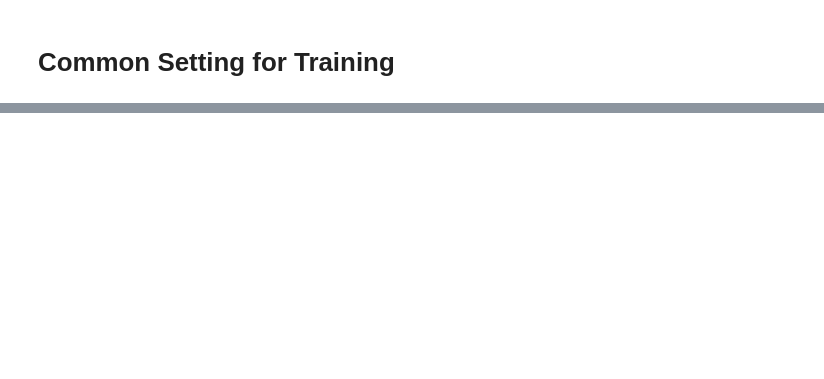
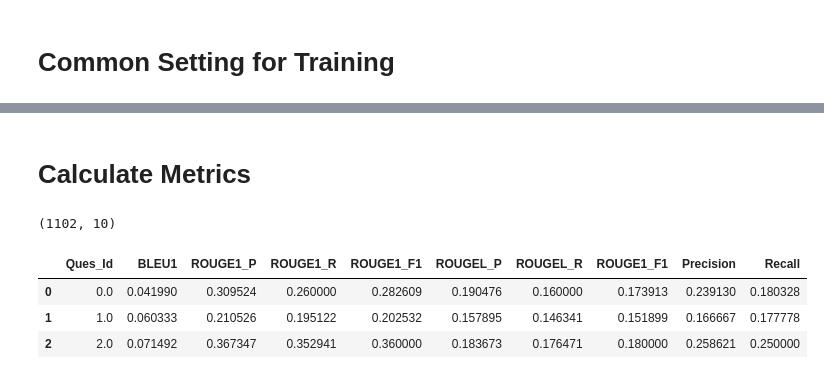
Before and after one commit to dasarpai/HBQA, a Jupyter notebook: 09_1_HBQA_ZeroShot.ipynb, the cells around one changed output, grey strips where cells are left out. Drawn from its saved outputs; the diff is of its cells as text; code cells hidden in the pictures; blank space fills up the shorter version.

```diff
--- a/09_1_HBQA_ZeroShot.ipynb
+++ b/09_1_HBQA_ZeroShot.ipynb
@@ -498,0 +420,2 @@ def calculate_cosine(row):
+# %% [markdown]
+# Calculate Metrics
@@ -498,0 +463,30 @@ def calculate_cosine(row):
+# %%
+# from datasets import load_metric
+if compute_metrics_now:
+  df_metrics = pd.DataFrame(columns = ['Ques_Id','BLEU1', 'ROUGE1_P', 'ROUGE1_R', 'ROUGE1_F1',
+                              'ROUGEL_P', 'ROUGEL_R', 'ROUGE1_F1', 'Precision', 'Recall'])
+  N= df_pred.shape[0]
+
+  for i in range(N):
+    # bleu_score1 = calculate_score( df1.iloc[i]['ref_answer'],df1.iloc[i]['pred_answer'])
+    ques_id = df_pred.index[i]
+    ref_ans  = df_pred.loc[df_pred.index==ques_id,'Ref_Answer'].values[0]
+    pred_ans = df_pred.loc[df_pred.index==ques_id,'Pred_Answer'].values[0]
+    results = get_nlp_metrics(ques_id, ref_ans, pred_ans)
+    df_metrics.loc[i] = results
+# %%
+metricsfile = '09.12-' + predmodel_name +'Predicted_Ans_Score_Zeroshot.csv'
+print(metricsfile)
+
+if compute_metrics_now:
+  df_metrics.to_csv(datapath + metricsfile, index=False)
+
+# df_metrics = pd.read_csv(datapath + metricsfile)
+print(df_metrics.shape)
+df_metrics.head(3)
+# %% [output]
+(1102, 10)
+|  | Ques_Id | BLEU1 | ROUGE1_P | ROUGE1_R | ROUGE1_F1 | ROUGEL_P | ROUGEL_R | ROUGE1_F1 | Precision | Recall |
+| 0 | 0.0 | 0.041990 | 0.309524 | 0.260000 | 0.282609 | 0.190476 | 0.160000 | 0.173913 | 0.239130 | 0.180328 |
+| 1 | 1.0 | 0.060333 | 0.210526 | 0.195122 | 0.202532 | 0.157895 | 0.146341 | 0.151899 | 0.166667 | 0.177778 |
+| 2 | 2.0 | 0.071492 | 0.367347 | 0.352941 | 0.360000 | 0.183673 | 0.176471 | 0.180000 | 0.258621 | 0.250000 |
```
Also changed, not shown: parts of 80 cells of this notebook, 1 other file.
